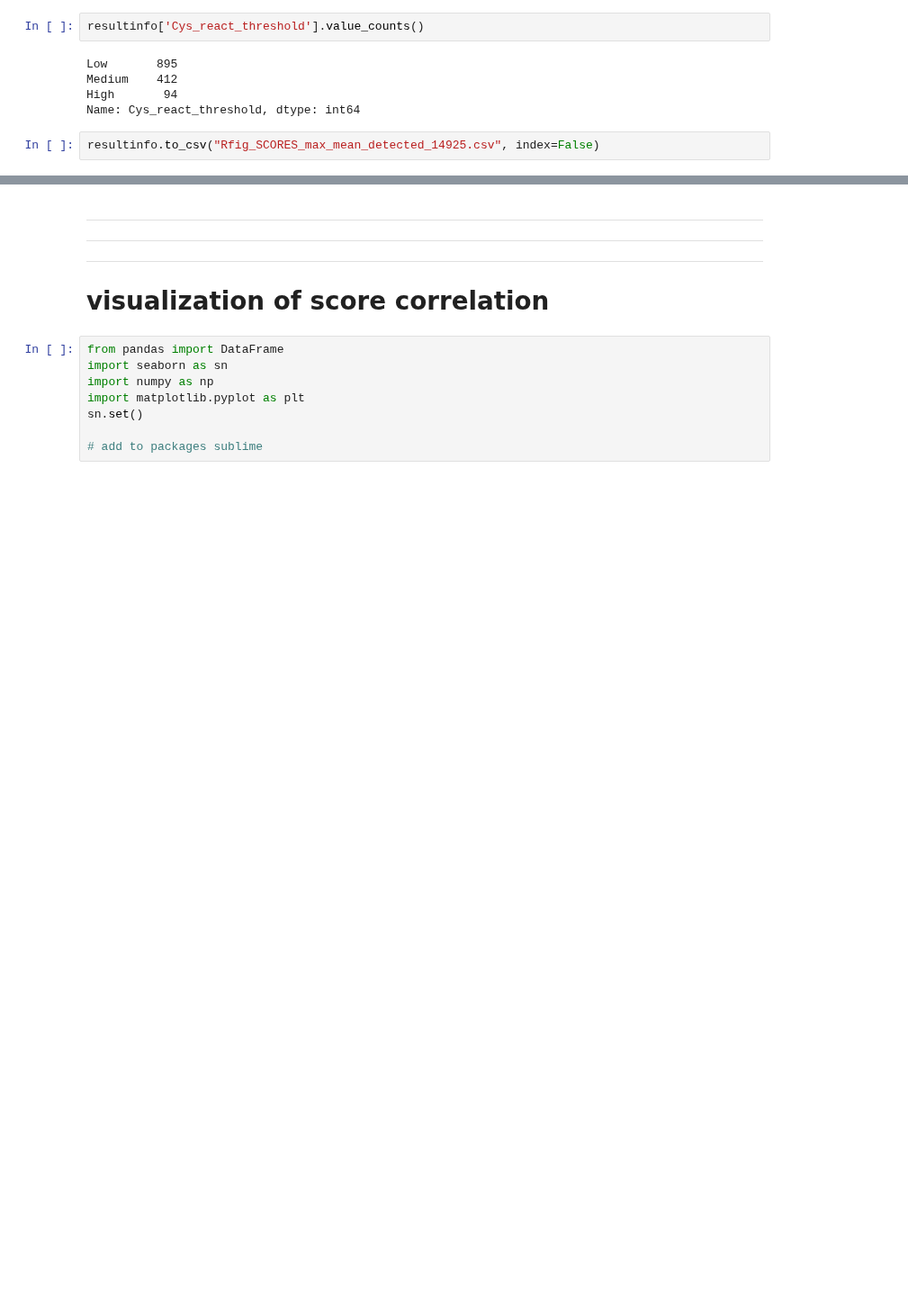
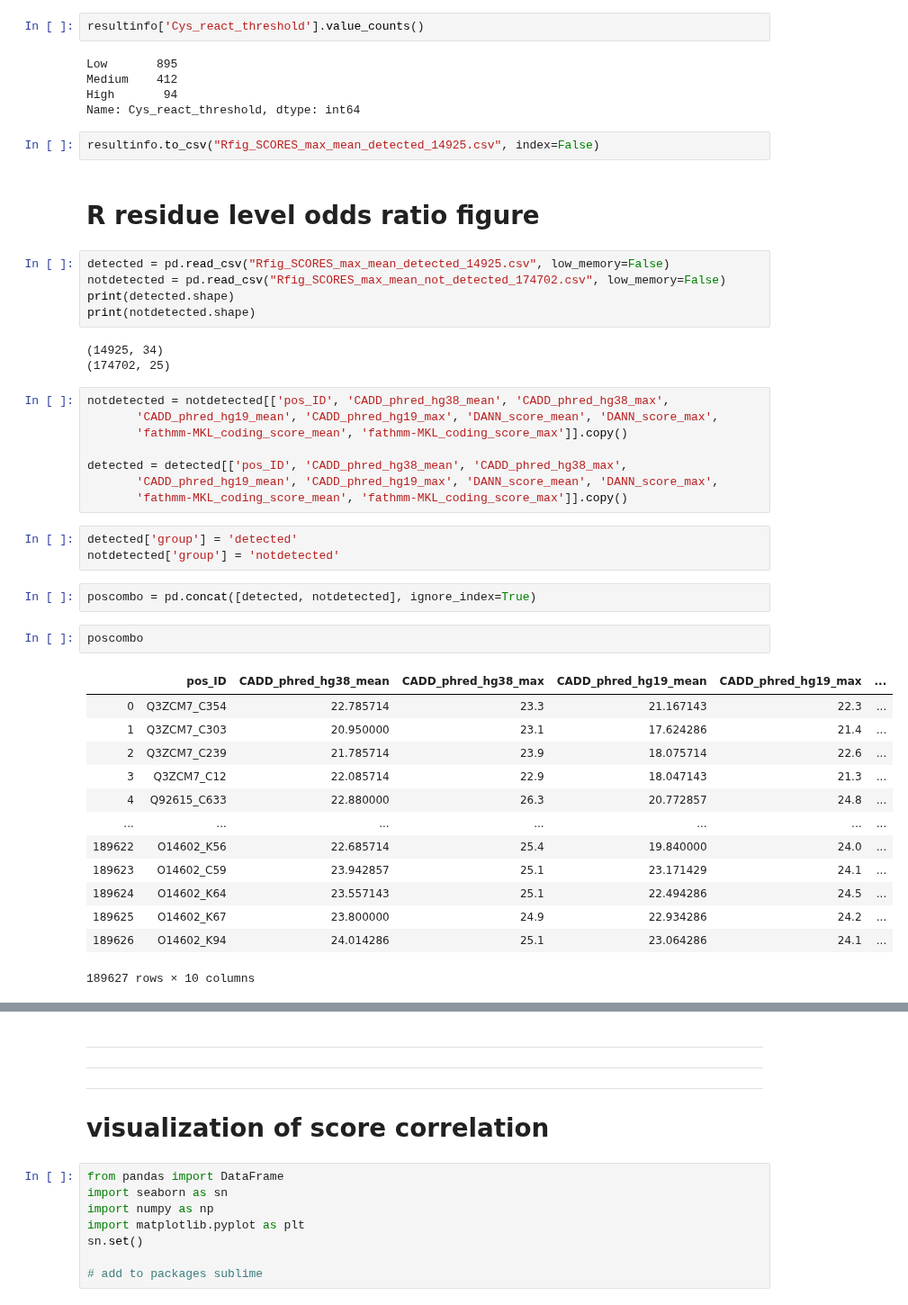
Before and after one commit to Mfpfox/MAPPING, a Jupyter notebook: Rfig_file_filter.ipynb, the cells around one changed output, grey strips where cells are left out. Shown at 90% size. Saved outputs shown, nothing was run; the diff lists cells and outputs as text; blank space fills up the shorter version.

```diff
--- a/Rfig_file_filter.ipynb
+++ b/Rfig_file_filter.ipynb
@@ -975,3 +979,42 @@ High       94
 Name: Cys_react_threshold, dtype: int64
 # %%
 resultinfo.to_csv("Rfig_SCORES_max_mean_detected_14925.csv", index=False)
+# %% [markdown]
+# R residue level odds ratio figure
+# %%
+detected = pd.read_csv("Rfig_SCORES_max_mean_detected_14925.csv", low_memory=False)
+notdetected = pd.read_csv("Rfig_SCORES_max_mean_not_detected_174702.csv", low_memory=False)
+print(detected.shape)
+print(notdetected.shape)
+# %% [output]
+(14925, 34)
+(174702, 25)
+# %%
+notdetected = notdetected[['pos_ID', 'CADD_phred_hg38_mean', 'CADD_phred_hg38_max',
+       'CADD_phred_hg19_mean', 'CADD_phred_hg19_max', 'DANN_score_mean', 'DANN_score_max',
+       'fathmm-MKL_coding_score_mean', 'fathmm-MKL_coding_score_max']].copy()
+
+detected = detected[['pos_ID', 'CADD_phred_hg38_mean', 'CADD_phred_hg38_max',
+       'CADD_phred_hg19_mean', 'CADD_phred_hg19_max', 'DANN_score_mean', 'DANN_score_max',
+       'fathmm-MKL_coding_score_mean', 'fathmm-MKL_coding_score_max']].copy()
+# %%
+detected['group'] = 'detected'
+notdetected['group'] = 'notdetected'
+# %%
+poscombo = pd.concat([detected, notdetected], ignore_index=True)
+# %%
+poscombo
+# %% [output]
+|  | pos_ID | CADD_phred_hg38_mean | CADD_phred_hg38_max | CADD_phred_hg19_mean | CADD_phred_hg19_max | ... |
+| 0 | Q3ZCM7_C354 | 22.785714 | 23.3 | 21.167143 | 22.3 | ... |
+| 1 | Q3ZCM7_C303 | 20.950000 | 23.1 | 17.624286 | 21.4 | ... |
+| 2 | Q3ZCM7_C239 | 21.785714 | 23.9 | 18.075714 | 22.6 | ... |
+| 3 | Q3ZCM7_C12 | 22.085714 | 22.9 | 18.047143 | 21.3 | ... |
+| 4 | Q92615_C633 | 22.880000 | 26.3 | 20.772857 | 24.8 | ... |
+| ... | ... | ... | ... | ... | ... | ... |
+| 189622 | O14602_K56 | 22.685714 | 25.4 | 19.840000 | 24.0 | ... |
+| 189623 | O14602_C59 | 23.942857 | 25.1 | 23.171429 | 24.1 | ... |
+| 189624 | O14602_K64 | 23.557143 | 25.1 | 22.494286 | 24.5 | ... |
+| 189625 | O14602_K67 | 23.800000 | 24.9 | 22.934286 | 24.2 | ... |
+| 189626 | O14602_K94 | 24.014286 | 25.1 | 23.064286 | 24.1 | ... |
+189627 rows × 10 columns
```
Also changed, not shown: parts of 14 cells of this notebook, 1 other file.
